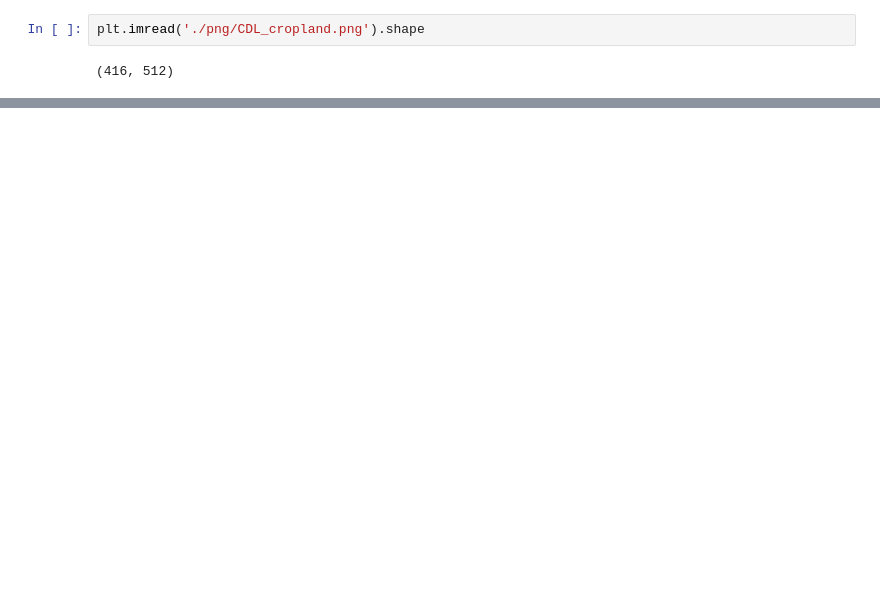
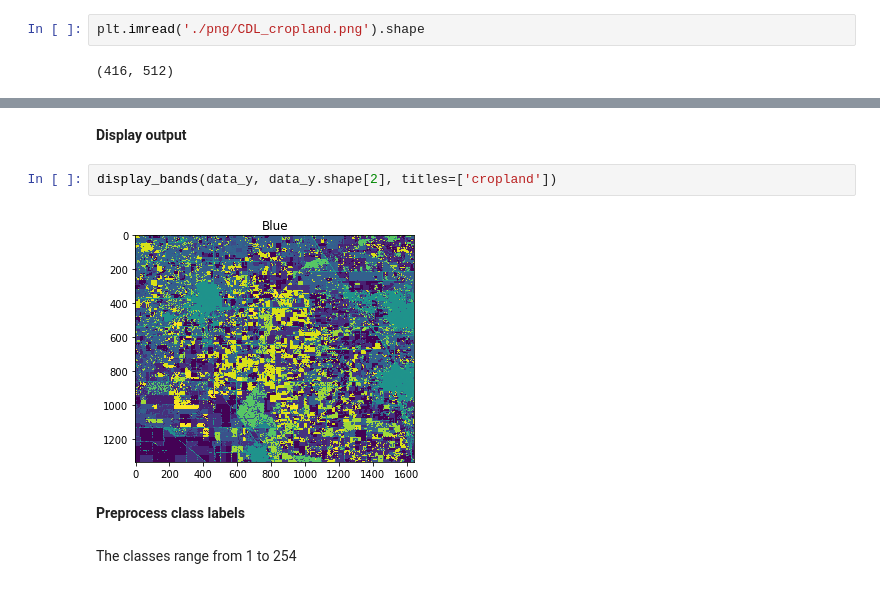
Before and after one commit to yaron1000/cnn-models, a Jupyter notebook: notebooks/Sentinel-2_cropland_data.ipynb, the cells around one changed output, grey strips where cells are left out. Drawn from its saved outputs; the diff is of its cells as text; blank space fills up the shorter version.

Commit message:
preprocess class labels

```diff
--- a/notebooks/Sentinel-2_cropland_data.ipynb
+++ b/notebooks/Sentinel-2_cropland_data.ipynb
@@ -344,0 +396,10 @@ plt.imread('./png/CDL_cropland.png').shape
+# %% [markdown]
+**Display output**
+# %%
+display_bands(data_y, data_y.shape[2], titles=['cropland'])
+# %% [output]
+[figure, added]
+# %% [markdown]
+**Preprocess class labels**
+# %% [markdown]
+The classes range from 1 to 254
```
Also changed, not shown: parts of 36 cells of this notebook.
